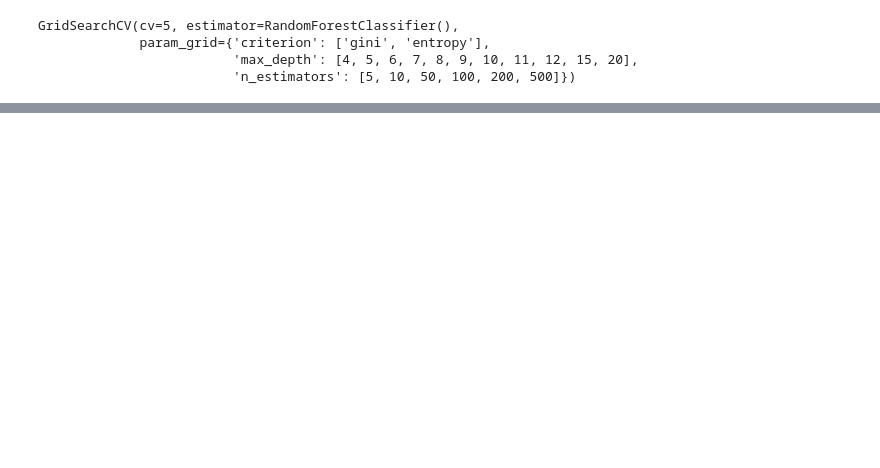
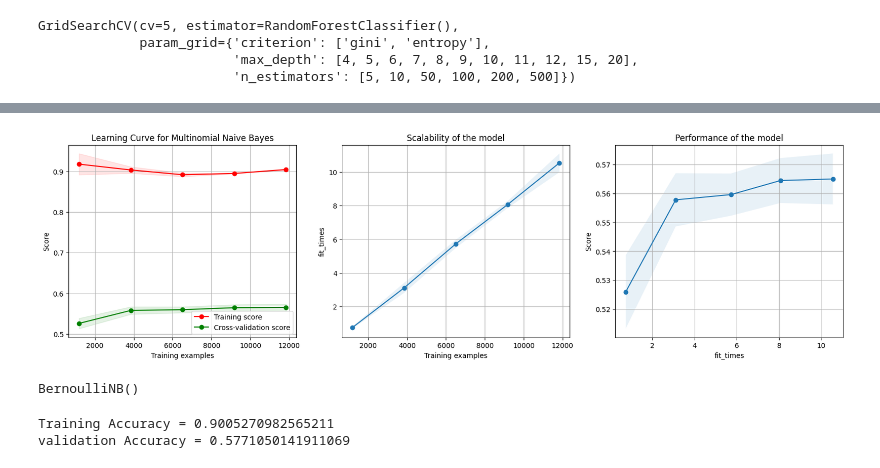
Before and after one commit to joshmorg1007/SENG474-Project, a Jupyter notebook: prediction_model/dota_draft_predictor.ipynb, the cells around one changed output, grey strips where cells are left out. Cells and saved outputs as stored; diff of their text form; code cells hidden in the pictures; blank space fills up the shorter version.

```diff
--- a/prediction_model/dota_draft_predictor.ipynb
+++ b/prediction_model/dota_draft_predictor.ipynb
@@ -79,0 +298,2 @@ best parameters = {'criterion': 'gini', 'max_depth': 20, 'n_estimators': 500}
+# %%
+X_NB_train, X_NB_test, y_NB_train, y_NB_test = train_test_split(X_train, y_train, test_size=0.30)
@@ -79,0 +315,3 @@ best parameters = {'criterion': 'gini', 'max_depth': 20, 'n_estimators': 500}
+# %%
+plot_learning_curve(MNB_model, "Learning Curve for Multinomial Naive Bayes", X_NB_train, y_NB_train, n_jobs=5)
+# %% [output]
@@ -79,0 +319,16 @@ best parameters = {'criterion': 'gini', 'max_depth': 20, 'n_estimators': 500}
+[figure, added]
+# %%
+# BernoulliNB Naive Bayes - 0.2 secs
+BNB_model = BernoulliNB()
+BNB_model.fit(X_NB_train, y_NB_train)
+# %% [output]
+BernoulliNB()
+# %%
+training_accuracy = BNB_model.score(X_NB_train, y_NB_train)
+validation_accuracy = BNB_model.score(X_NB_test, y_NB_test)
+
+print(f"Training Accuracy = {training_accuracy}")
+print(f"validation Accuracy = {validation_accuracy}")
+# %% [output]
+Training Accuracy = 0.9005270982565211
+validation Accuracy = 0.5771050141911069
```
Also changed, not shown: parts of 53 cells of this notebook.
